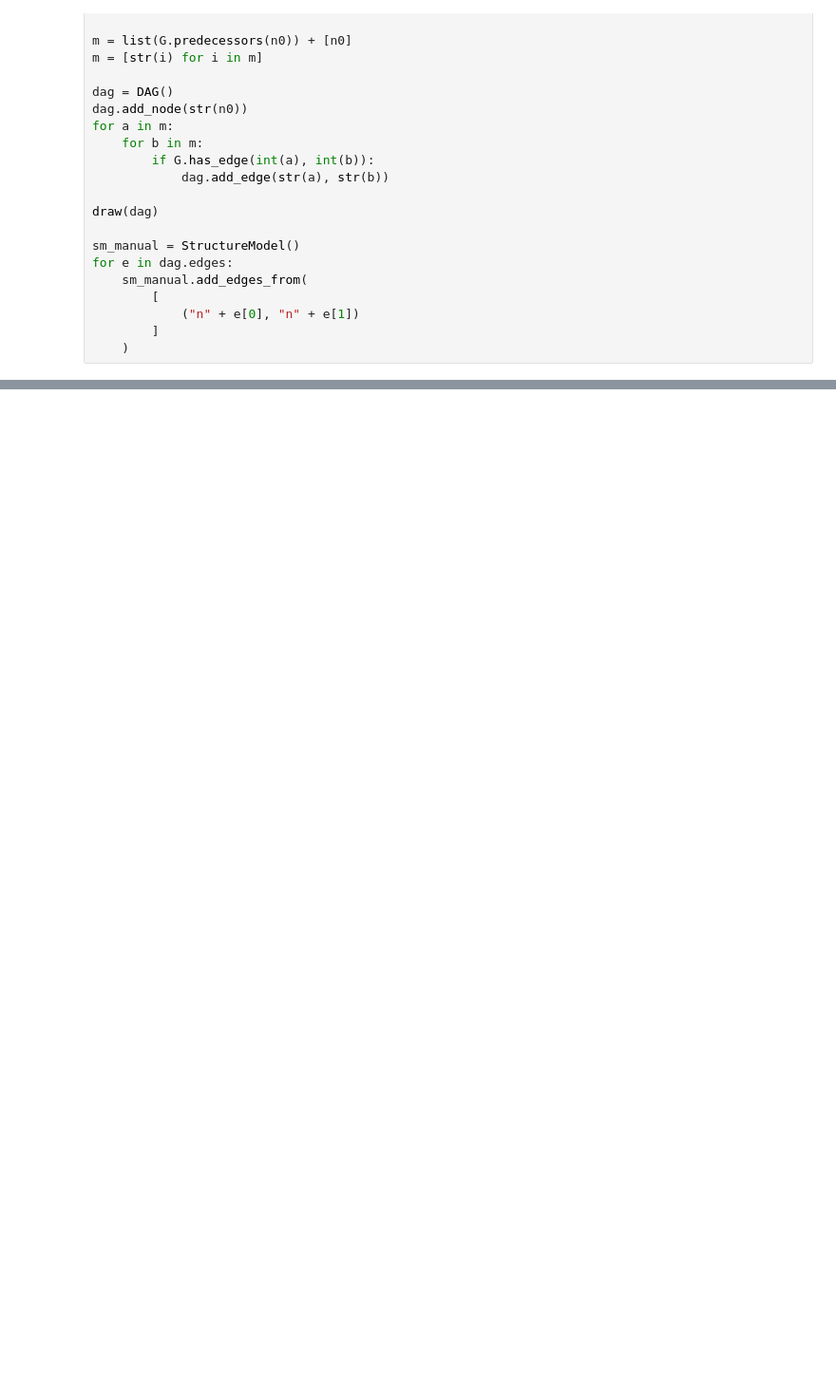
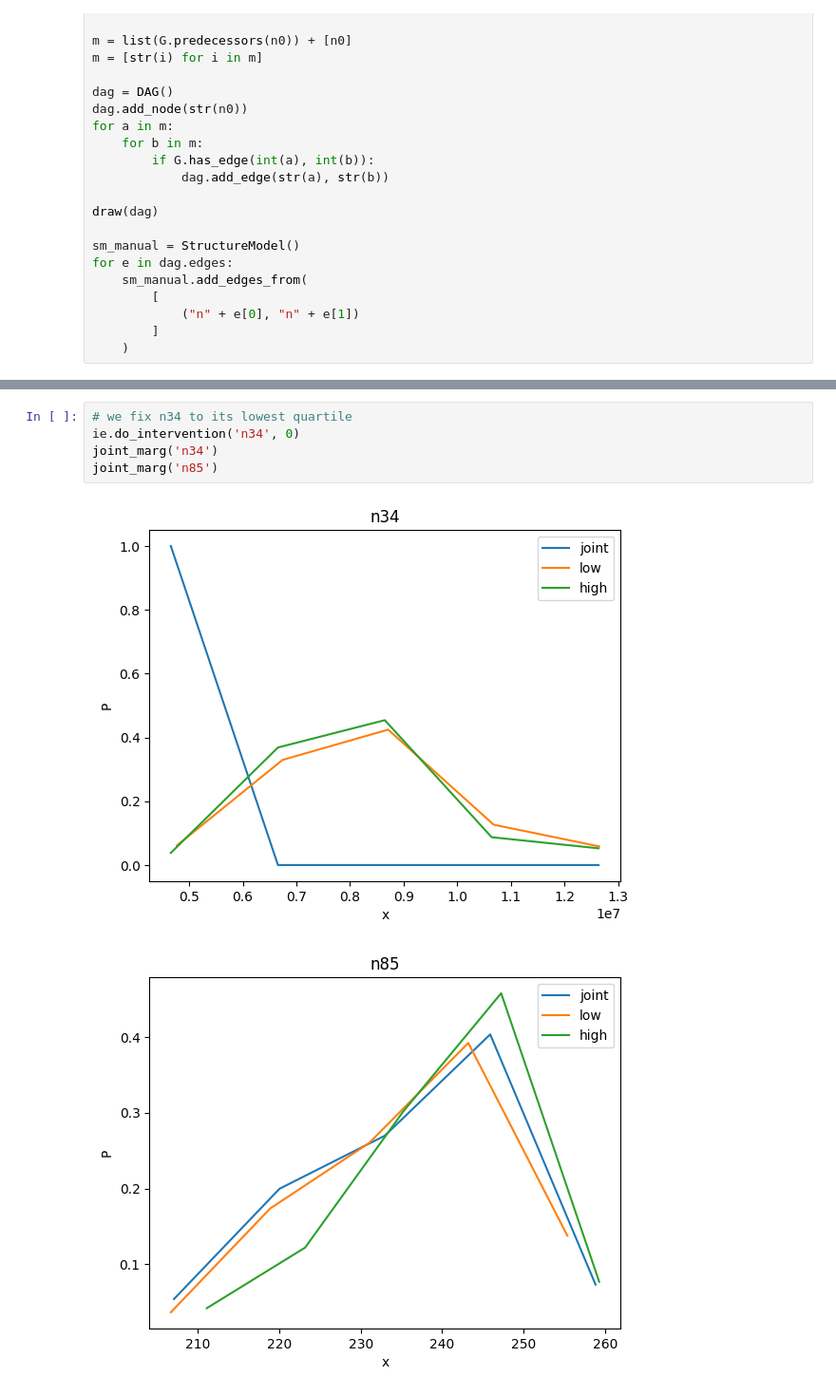
Before and after one commit to Neural-Wave/project-OperatorsOfTheNeuron, a Jupyter notebook: bayesian_networks.ipynb, the cells around one changed output, grey strips where cells are left out. Shown: that part at 95% size. Drawn from its saved outputs; the diff is of its cells as text; blank space fills up the shorter version.

```diff
--- a/bayesian_networks.ipynb
+++ b/bayesian_networks.ipynb
@@ -143,0 +188,8 @@ NameError: name 'ie' is not defined
+# %%
+# we fix n34 to its lowest quartile
+ie.do_intervention('n34', 0)
+joint_marg('n34')
+joint_marg('n85')
+# %% [output]
+[figure, added]
+[figure, added]
```
Also changed, not shown: parts of 10 cells of this notebook.
